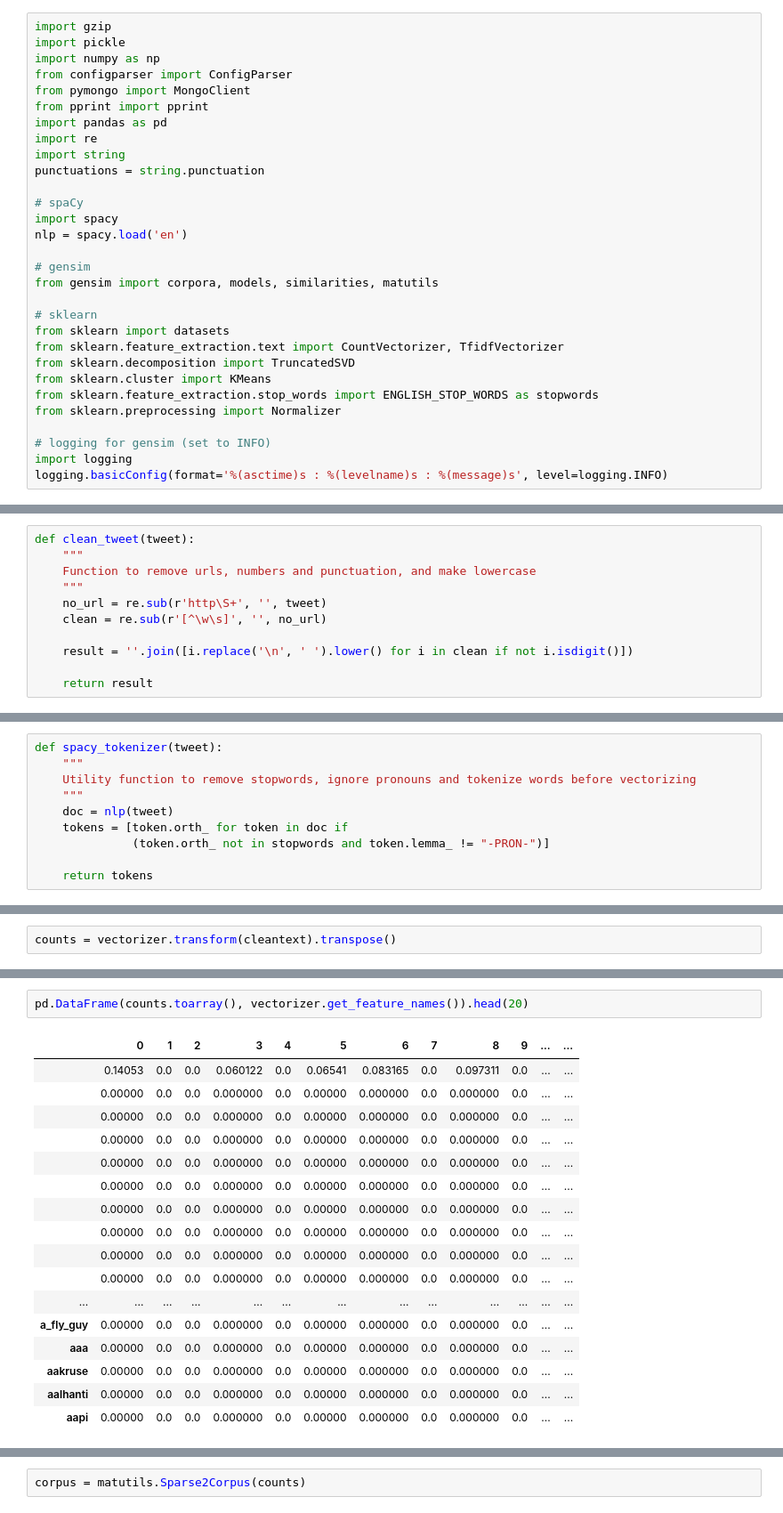
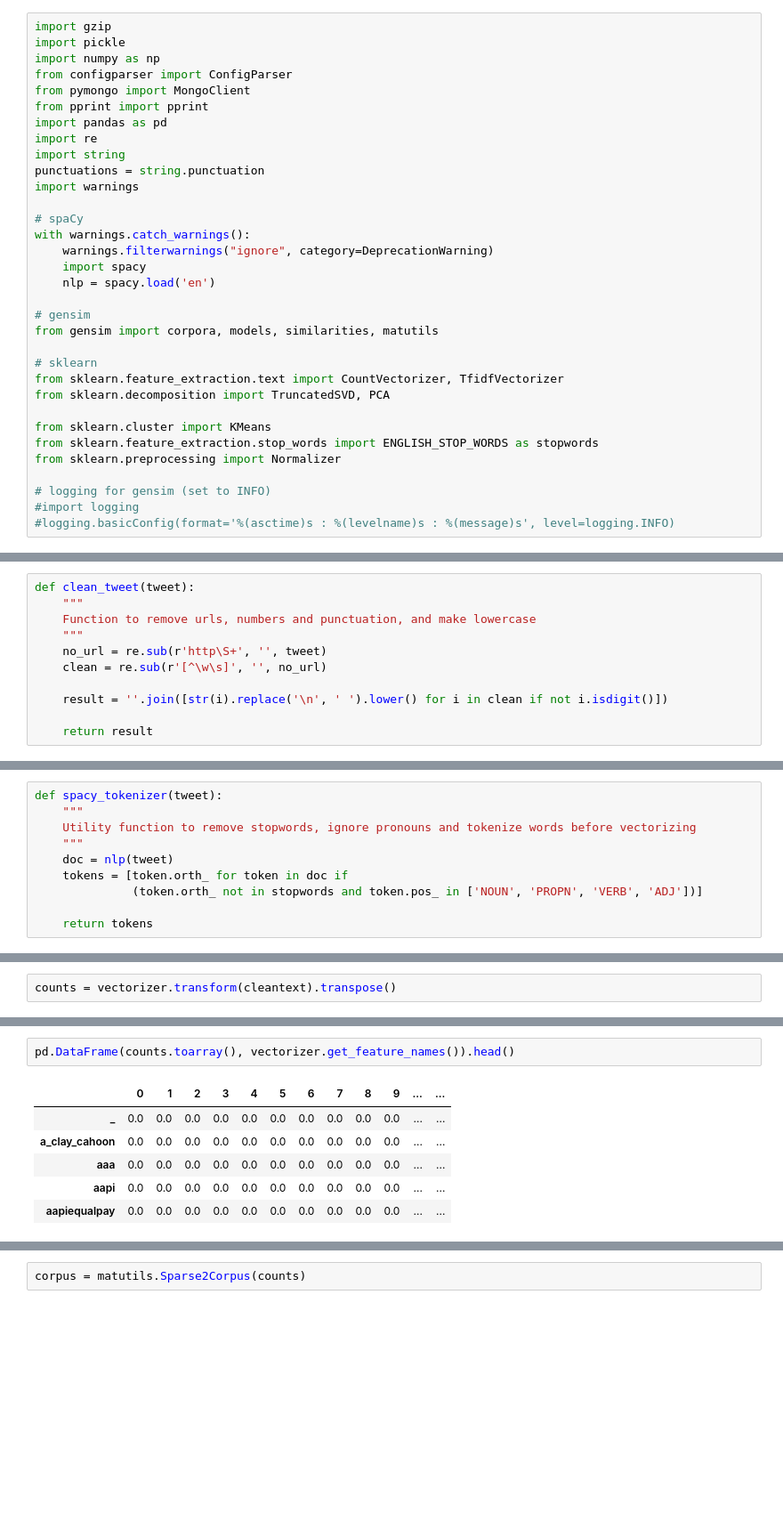
Before and after one commit to TifMoe/partisan-tweets, a Jupyter notebook: notebooks/Text_Processing.ipynb, the cells around one changed output, grey strips where cells are left out. Shown at 89% size. Cells and saved outputs as stored; diff of their text form; blank space fills up the shorter version.

```diff
--- a/notebooks/Text_Processing.ipynb
+++ b/notebooks/Text_Processing.ipynb
@@ -11,25 +11,28 @@ import pandas as pd
 import re
 import string
 punctuations = string.punctuation
+import warnings
 
 # spaCy
-import spacy
-nlp = spacy.load('en')
+with warnings.catch_warnings():
+    warnings.filterwarnings("ignore", category=DeprecationWarning)
+    import spacy
+    nlp = spacy.load('en')
 
 # gensim
 from gensim import corpora, models, similarities, matutils
 
 # sklearn
-from sklearn import datasets
 from sklearn.feature_extraction.text import CountVectorizer, TfidfVectorizer
-from sklearn.decomposition import TruncatedSVD
+from sklearn.decomposition import TruncatedSVD, PCA
+
 from sklearn.cluster import KMeans
 from sklearn.feature_extraction.stop_words import ENGLISH_STOP_WORDS as stopwords
 from sklearn.preprocessing import Normalizer
 
 # logging for gensim (set to INFO)
-import logging
-logging.basicConfig(format='%(asctime)s : %(levelname)s : %(message)s', level=logging.INFO)
+#import logging
+#logging.basicConfig(format='%(asctime)s : %(levelname)s : %(message)s', level=logging.INFO)
 # %% [markdown]
 ## Read in tweet data from Mongodb
 # %%
@@ -83,7 +86,7 @@ def clean_tweet(tweet):
     no_url = re.sub(r'http\S+', '', tweet)
     clean = re.sub(r'[^\w\s]', '', no_url)
 
-    result = ''.join([i.replace('\n', ' ').lower() for i in clean if not i.isdigit()])
+    result = ''.join([str(i).replace('\n', ' ').lower() for i in clean if not i.isdigit()])
 
     return result
 # %%
@@ -101,6 +104,6 @@ def spacy_tokenizer(tweet):
     """
     doc = nlp(tweet)
     tokens = [token.orth_ for token in doc if
-              (token.orth_ not in stopwords and token.lemma_ != "-PRON-")]
+              (token.orth_ not in stopwords and token.pos_ in ['NOUN', 'PROPN', 'VERB', 'ADJ'])]
 
     return tokens
@@ -128,20 +146,9 @@ np.shape(counts)
 # %%
-pd.DataFrame(counts.toarray(), vectorizer.get_feature_names()).head(20)
+pd.DataFrame(counts.toarray(), vectorizer.get_feature_names()).head()
 # %% [output]
 |  | 0 | 1 | 2 | 3 | 4 | 5 | 6 | 7 | 8 | 9 | ... | ... |
-|  | 0.14053 | 0.0 | 0.0 | 0.060122 | 0.0 | 0.06541 | 0.083165 | 0.0 | 0.097311 | 0.0 | ... | ... |
-|  | 0.00000 | 0.0 | 0.0 | 0.000000 | 0.0 | 0.00000 | 0.000000 | 0.0 | 0.000000 | 0.0 | ... | ... |
-|  | 0.00000 | 0.0 | 0.0 | 0.000000 | 0.0 | 0.00000 | 0.000000 | 0.0 | 0.000000 | 0.0 | ... | ... |
-|  | 0.00000 | 0.0 | 0.0 | 0.000000 | 0.0 | 0.00000 | 0.000000 | 0.0 | 0.000000 | 0.0 | ... | ... |
-|  | 0.00000 | 0.0 | 0.0 | 0.000000 | 0.0 | 0.00000 | 0.000000 | 0.0 | 0.000000 | 0.0 | ... | ... |
-|  | 0.00000 | 0.0 | 0.0 | 0.000000 | 0.0 | 0.00000 | 0.000000 | 0.0 | 0.000000 | 0.0 | ... | ... |
-|  | 0.00000 | 0.0 | 0.0 | 0.000000 | 0.0 | 0.00000 | 0.000000 | 0.0 | 0.000000 | 0.0 | ... | ... |
-|  | 0.00000 | 0.0 | 0.0 | 0.000000 | 0.0 | 0.00000 | 0.000000 | 0.0 | 0.000000 | 0.0 | ... | ... |
-|  | 0.00000 | 0.0 | 0.0 | 0.000000 | 0.0 | 0.00000 | 0.000000 | 0.0 | 0.000000 | 0.0 | ... | ... |
-|  | 0.00000 | 0.0 | 0.0 | 0.000000 | 0.0 | 0.00000 | 0.000000 | 0.0 | 0.000000 | 0.0 | ... | ... |
-| ... | ... | ... | ... | ... | ... | ... | ... | ... | ... | ... | ... | ... |
-| a_fly_guy | 0.00000 | 0.0 | 0.0 | 0.000000 | 0.0 | 0.00000 | 0.000000 | 0.0 | 0.000000 | 0.0 | ... | ... |
-| aaa | 0.00000 | 0.0 | 0.0 | 0.000000 | 0.0 | 0.00000 | 0.000000 | 0.0 | 0.000000 | 0.0 | ... | ... |
-| aakruse | 0.00000 | 0.0 | 0.0 | 0.000000 | 0.0 | 0.00000 | 0.000000 | 0.0 | 0.000000 | 0.0 | ... | ... |
-| aalhanti | 0.00000 | 0.0 | 0.0 | 0.000000 | 0.0 | 0.00000 | 0.000000 | 0.0 | 0.000000 | 0.0 | ... | ... |
-| aapi | 0.00000 | 0.0 | 0.0 | 0.000000 | 0.0 | 0.00000 | 0.000000 | 0.0 | 0.000000 | 0.0 | ... | ... |
+| _ | 0.0 | 0.0 | 0.0 | 0.0 | 0.0 | 0.0 | 0.0 | 0.0 | 0.0 | 0.0 | ... | ... |
+| a_clay_cahoon | 0.0 | 0.0 | 0.0 | 0.0 | 0.0 | 0.0 | 0.0 | 0.0 | 0.0 | 0.0 | ... | ... |
+| aaa | 0.0 | 0.0 | 0.0 | 0.0 | 0.0 | 0.0 | 0.0 | 0.0 | 0.0 | 0.0 | ... | ... |
+| aapi | 0.0 | 0.0 | 0.0 | 0.0 | 0.0 | 0.0 | 0.0 | 0.0 | 0.0 | 0.0 | ... | ... |
+| aapiequalpay | 0.0 | 0.0 | 0.0 | 0.0 | 0.0 | 0.0 | 0.0 | 0.0 | 0.0 | 0.0 | ... | ... |
```
Also changed, not shown: parts of 33 cells of this notebook.
